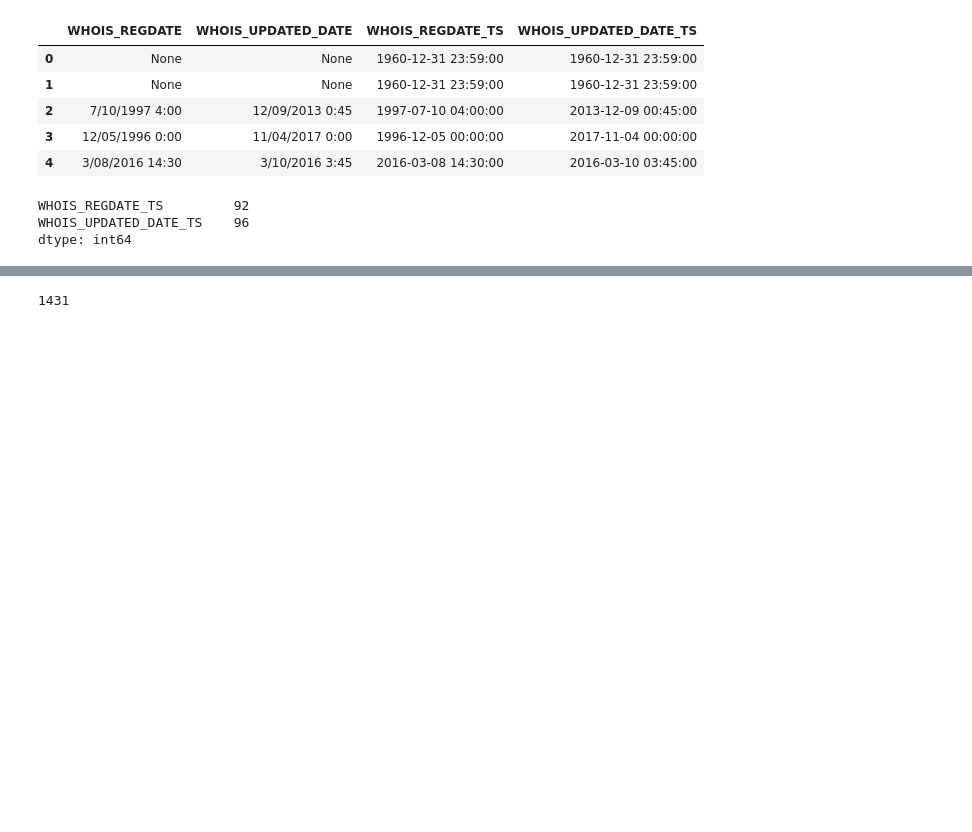
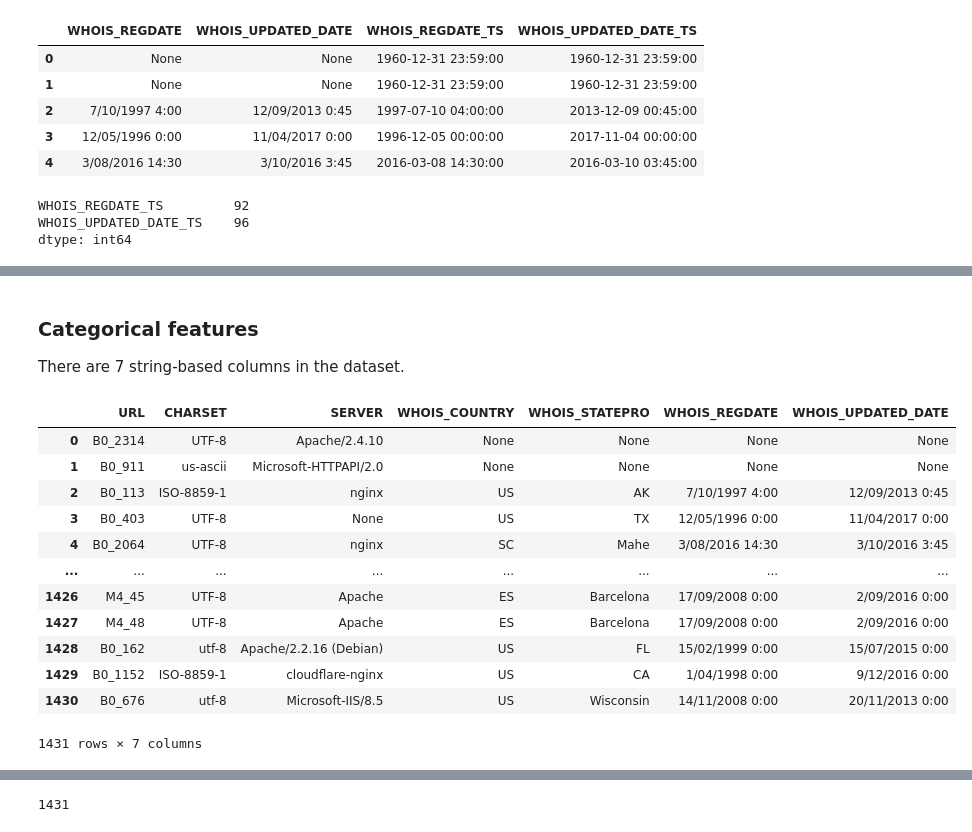
Before and after one commit to Jonkil/ML-project-2021-ESIEE, a Jupyter notebook: notebook_2.ipynb, the cells around one changed output, grey strips where cells are left out. Saved outputs shown, nothing was run; the diff lists cells and outputs as text; code cells hidden in the pictures; blank space fills up the shorter version.

```diff
--- a/notebook_2.ipynb
+++ b/notebook_2.ipynb
@@ -342,0 +347,20 @@ memory usage: 257.3+ KB
+# %% [markdown]
+### Categorical features
+
+There are 7 string-based columns in the dataset.
+# %%
+df_train.select_dtypes(exclude=['number','datetime'])
+# %% [output]
+|  | URL | CHARSET | SERVER | WHOIS_COUNTRY | WHOIS_STATEPRO | WHOIS_REGDATE | WHOIS_UPDATED_DATE |
+| 0 | B0_2314 | UTF-8 | Apache/2.4.10 | None | None | None | None |
+| 1 | B0_911 | us-ascii | Microsoft-HTTPAPI/2.0 | None | None | None | None |
+| 2 | B0_113 | ISO-8859-1 | nginx | US | AK | 7/10/1997 4:00 | 12/09/2013 0:45 |
+| 3 | B0_403 | UTF-8 | None | US | TX | 12/05/1996 0:00 | 11/04/2017 0:00 |
+| 4 | B0_2064 | UTF-8 | nginx | SC | Mahe | 3/08/2016 14:30 | 3/10/2016 3:45 |
+| ... | ... | ... | ... | ... | ... | ... | ... |
+| 1426 | M4_45 | UTF-8 | Apache | ES | Barcelona | 17/09/2008 0:00 | 2/09/2016 0:00 |
+| 1427 | M4_48 | UTF-8 | Apache | ES | Barcelona | 17/09/2008 0:00 | 2/09/2016 0:00 |
+| 1428 | B0_162 | utf-8 | Apache/2.2.16 (Debian) | US | FL | 15/02/1999 0:00 | 15/07/2015 0:00 |
+| 1429 | B0_1152 | ISO-8859-1 | cloudflare-nginx | US | CA | 1/04/1998 0:00 | 9/12/2016 0:00 |
+| 1430 | B0_676 | utf-8 | Microsoft-IIS/8.5 | US | Wisconsin | 14/11/2008 0:00 | 20/11/2013 0:00 |
+1431 rows × 7 columns
```
Also changed, not shown: parts of 48 cells of this notebook.
